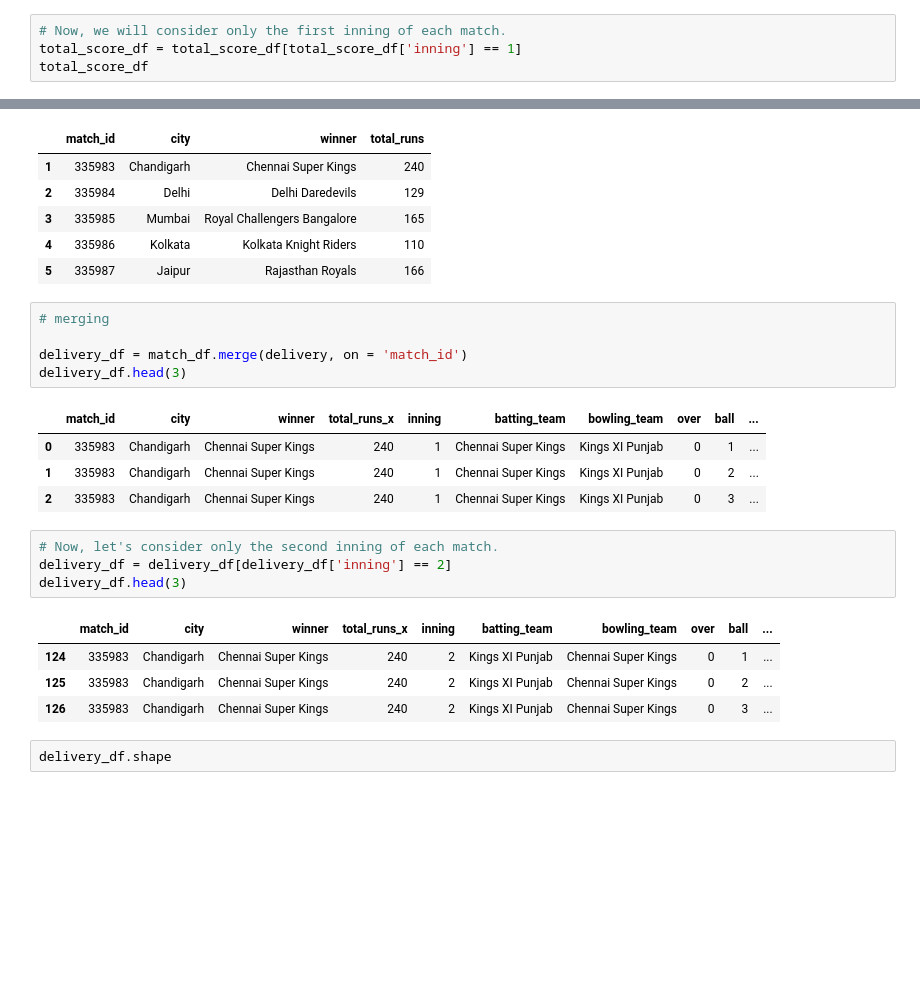
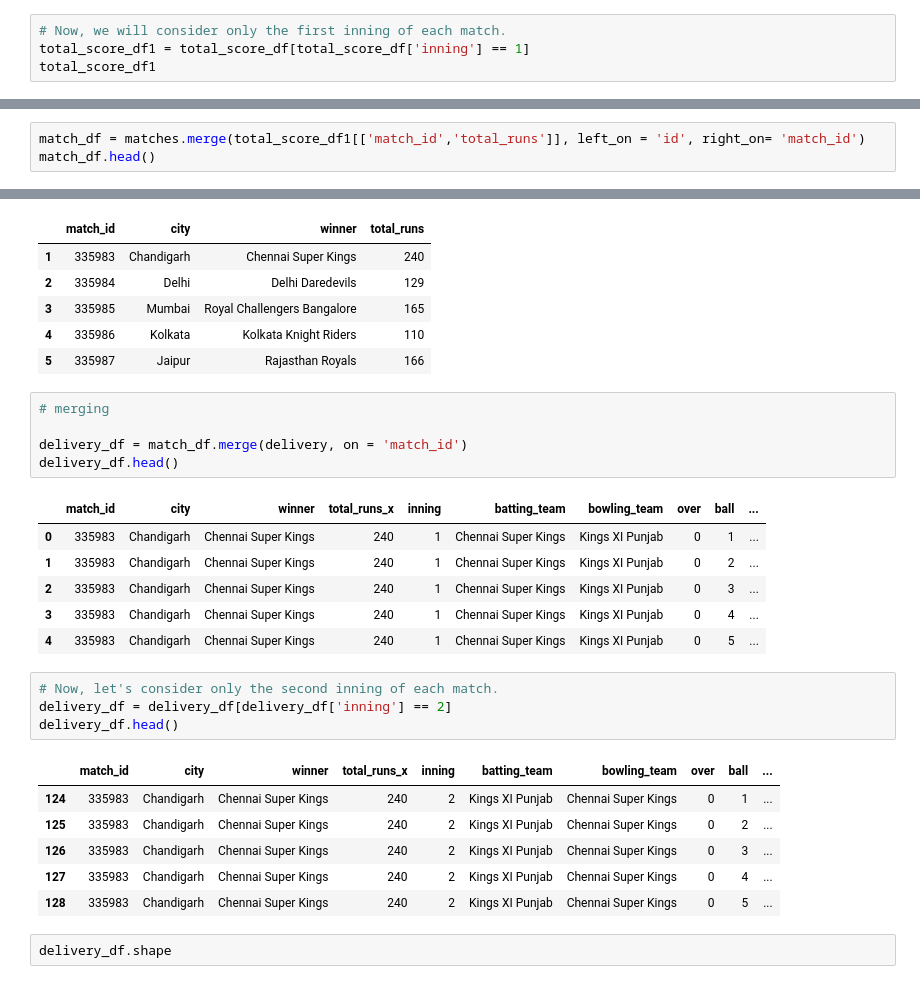
Before and after one commit to Pranv45/MLOps_Project, a Jupyter notebook: notebook/ipl_win_predictor.ipynb, the cells around one changed output, grey strips where cells are left out. Drawn from its saved outputs; the diff is of its cells as text; blank space fills up the shorter version.

```diff
--- a/notebook/ipl_win_predictor.ipynb
+++ b/notebook/ipl_win_predictor.ipynb
@@ -65,7 +64,7 @@ total_score_df
 # %%
 # Now, we will consider only the first inning of each match.
-total_score_df = total_score_df[total_score_df['inning'] == 1]
-total_score_df
+total_score_df1 = total_score_df[total_score_df['inning'] == 1]
+total_score_df1
 # %% [output]
 |  | match_id | inning | total_runs |
 | 0 | 335982 | 1 | 222 |
@@ -94,0 +84,3 @@ match_df.head()
+# %%
+match_df = matches.merge(total_score_df1[['match_id','total_runs']], left_on = 'id', right_on= 'match_id')
+match_df.head()
@@ -215,22 +177,26 @@ match_df.head()
 # %%
 # merging
 
 delivery_df = match_df.merge(delivery, on = 'match_id')
-delivery_df.head(3)
+delivery_df.head()
 # %% [output]
 |  | match_id | city | winner | total_runs_x | inning | batting_team | bowling_team | over | ball | ... |
 | 0 | 335983 | Chandigarh | Chennai Super Kings | 240 | 1 | Chennai Super Kings | Kings XI Punjab | 0 | 1 | ... |
 | 1 | 335983 | Chandigarh | Chennai Super Kings | 240 | 1 | Chennai Super Kings | Kings XI Punjab | 0 | 2 | ... |
 | 2 | 335983 | Chandigarh | Chennai Super Kings | 240 | 1 | Chennai Super Kings | Kings XI Punjab | 0 | 3 | ... |
+| 3 | 335983 | Chandigarh | Chennai Super Kings | 240 | 1 | Chennai Super Kings | Kings XI Punjab | 0 | 4 | ... |
+| 4 | 335983 | Chandigarh | Chennai Super Kings | 240 | 1 | Chennai Super Kings | Kings XI Punjab | 0 | 5 | ... |
 # %%
 # Now, let's consider only the second inning of each match.
 delivery_df = delivery_df[delivery_df['inning'] == 2]
-delivery_df.head(3)
+delivery_df.head()
 # %% [output]
 |  | match_id | city | winner | total_runs_x | inning | batting_team | bowling_team | over | ball | ... |
 | 124 | 335983 | Chandigarh | Chennai Super Kings | 240 | 2 | Kings XI Punjab | Chennai Super Kings | 0 | 1 | ... |
 | 125 | 335983 | Chandigarh | Chennai Super Kings | 240 | 2 | Kings XI Punjab | Chennai Super Kings | 0 | 2 | ... |
 | 126 | 335983 | Chandigarh | Chennai Super Kings | 240 | 2 | Kings XI Punjab | Chennai Super Kings | 0 | 3 | ... |
+| 127 | 335983 | Chandigarh | Chennai Super Kings | 240 | 2 | Kings XI Punjab | Chennai Super Kings | 0 | 4 | ... |
+| 128 | 335983 | Chandigarh | Chennai Super Kings | 240 | 2 | Kings XI Punjab | Chennai Super Kings | 0 | 5 | ... |
 # %%
 delivery_df.shape
 # %% [output]
```
Also changed, not shown: parts of 44 cells of this notebook.
